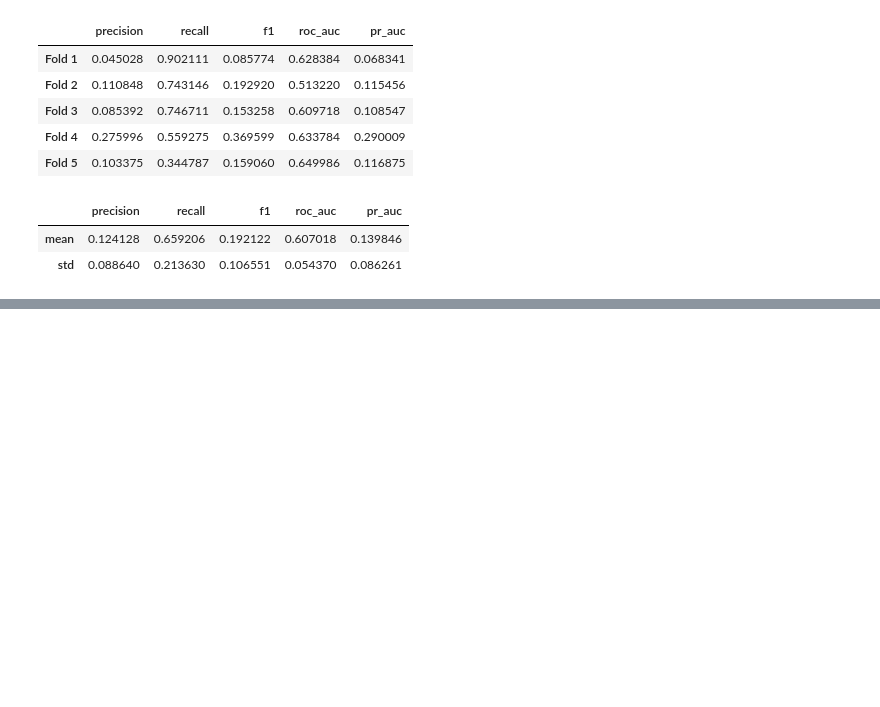
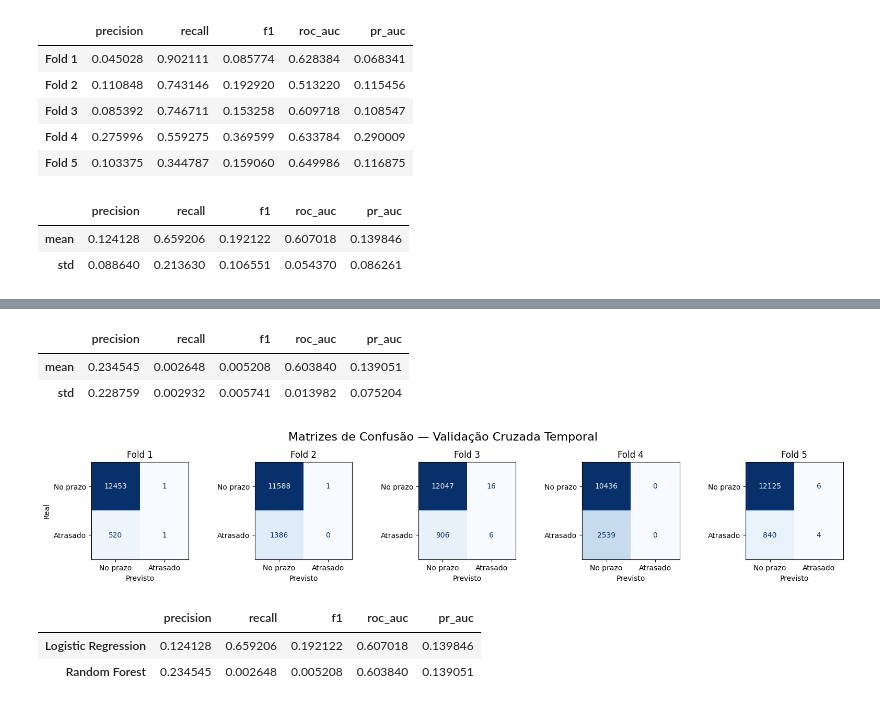
Before and after one commit to DjallenDias/olist_pred, a Jupyter notebook: model.ipynb, the cells around one changed output, grey strips where cells are left out. Drawn from its saved outputs; the diff is of its cells as text; code cells hidden in the pictures; blank space fills up the shorter version.

```diff
--- a/model.ipynb
+++ b/model.ipynb
@@ -248,0 +278,8 @@ results.agg(["mean", "std"])
+# %%
+random_forest_model = Pipeline([("preprocessor", preprocessor),
+                                ("classifier", RandomForestClassifier(n_estimators=300,
+                                                                      class_weight="balanced",
+                                                                      random_state=SEED, n_jobs=-1))])
+# %%
+rf_cv = cross_validate(random_forest_model, X_train, y_train, cv=tscv, scoring=scoring,
+                       n_jobs=-1, return_train_score=False, return_estimator=True)
@@ -248,0 +301,42 @@ results.agg(["mean", "std"])
+# %%
+rf_results.agg(["mean", "std"])
+# %% [output]
+|  | precision | recall | f1 | roc_auc | pr_auc |
+| mean | 0.234545 | 0.002648 | 0.005208 | 0.603840 | 0.139051 |
+| std | 0.228759 | 0.002932 | 0.005741 | 0.013982 | 0.075204 |
+# %%
+fig, axes = plt.subplots(1, 5, figsize=(16, 3))
+
+for fold, ((train_idx, val_idx), model) in enumerate(
+    zip(tscv.split(X_train), rf_cv["estimator"]), start=1):
+
+    X_val = X_train.iloc[val_idx]
+    y_val = y_train.iloc[val_idx]
+
+    # Previsões do fold
+    y_pred = model.predict(X_val)
+
+    cm = confusion_matrix(y_val, y_pred, labels=[0, 1])
+
+    disp = ConfusionMatrixDisplay(confusion_matrix=cm, display_labels=["No prazo", "Atrasado"])
+    disp.plot(ax=axes[fold - 1], cmap="Blues", colorbar=False, values_format="d")
+
+    axes[fold - 1].set_title(f"Fold {fold}")
+    axes[fold - 1].set_xlabel("Previsto")
+    axes[fold - 1].set_ylabel("Real" if fold == 1 else "")
+
+fig.suptitle("Matrizes de Confusão — Validação Cruzada Temporal", fontsize=16)
+plt.tight_layout()
+plt.savefig("assets/confusion_matrix_folds.png", dpi=300, bbox_inches="tight")
+plt.show()
+# %% [output]
+[figure, added]
+# %%
+comparison = pd.DataFrame({"Logistic Regression": results.mean(),
+                           "Random Forest": rf_results.mean()}).T
+
+comparison
+# %% [output]
+|  | precision | recall | f1 | roc_auc | pr_auc |
+| Logistic Regression | 0.124128 | 0.659206 | 0.192122 | 0.607018 | 0.139846 |
+| Random Forest | 0.234545 | 0.002648 | 0.005208 | 0.603840 | 0.139051 |
```
Also changed, not shown: parts of 3 cells of this notebook.
